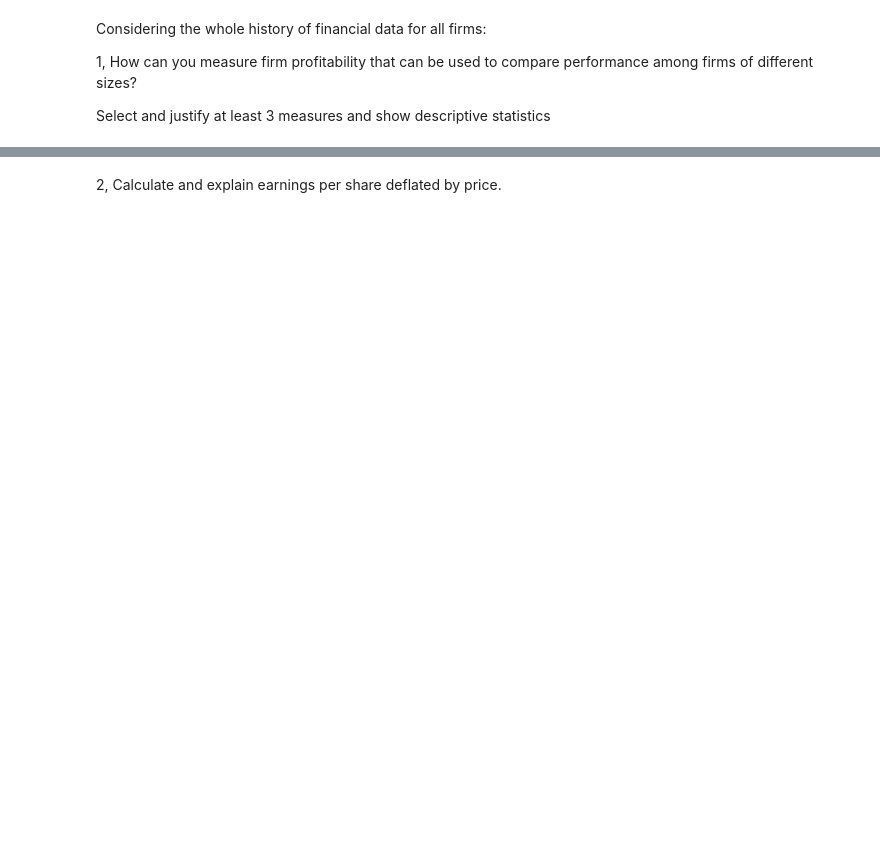
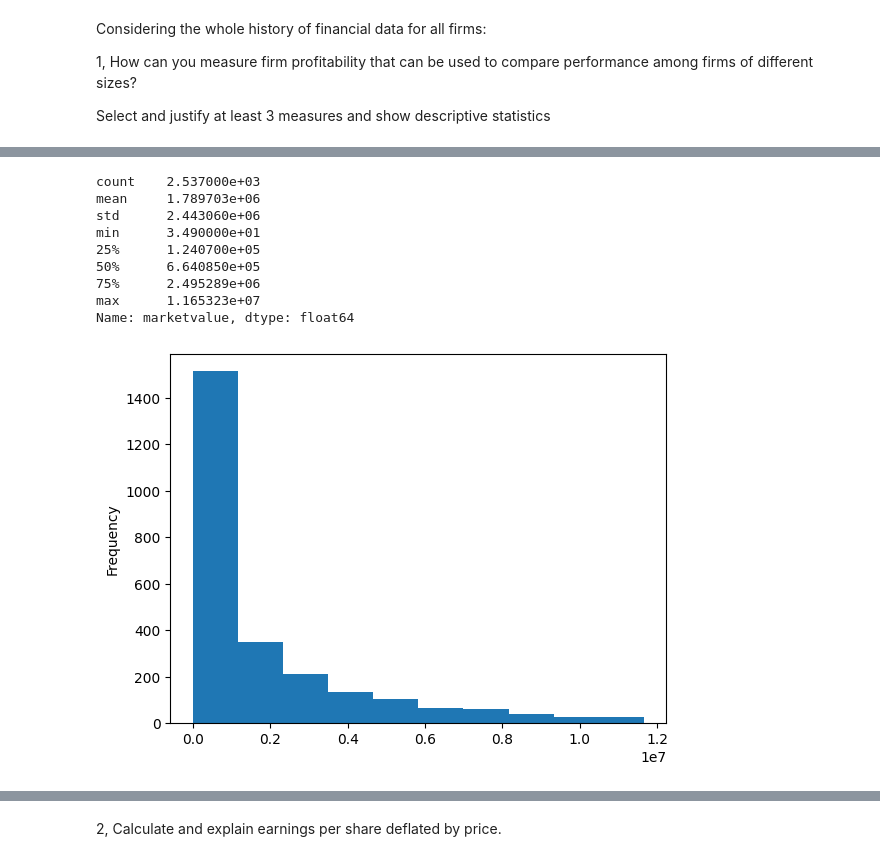
Before and after one commit to A01706648/TC3006C_Deliver, a Jupyter notebook: m1/M1_Delivery.ipynb, the cells around one changed output, grey strips where cells are left out. Saved outputs shown, nothing was run; the diff lists cells and outputs as text; code cells hidden in the pictures; blank space fills up the shorter version.

```diff
--- a/m1/M1_Delivery.ipynb
+++ b/m1/M1_Delivery.ipynb
@@ -316,0 +371,24 @@ Select and justify at least 3 measures and show descriptive statistics
+# %%
+#shall the histrograph of all firm's size
+#df_final_size['marketvalue'].plot(kind ='hist')
+marketvalue_describe = df_final_size['marketvalue'].describe()
+marketvalue_1q = marketvalue_describe['25%']
+marketvalue_3q = marketvalue_describe['75%']
+marketvalue_iqr = marketvalue_3q - marketvalue_1q
+marketvalue_range_low = marketvalue_1q - (1.5 * marketvalue_iqr)
+marketvalue_range_high = marketvalue_3q + (1.5 * marketvalue_iqr)
+df_final_size_no_outlier = df_final_size[(df_final_size['marketvalue'] >= marketvalue_range_low) & (df_final_size['marketvalue'] <= marketvalue_range_high)]
+df_final_size_no_outlier['marketvalue'].plot(kind ='hist')
+
+df_final_size_no_outlier['marketvalue'].describe()
+# %% [output]
+count    2.537000e+03
+mean     1.789703e+06
+std      2.443060e+06
+min      3.490000e+01
+25%      1.240700e+05
+50%      6.640850e+05
+75%      2.495289e+06
+max      1.165323e+07
+Name: marketvalue, dtype: float64
+[figure, added]
```
Also changed, not shown: parts of 16 cells of this notebook.
